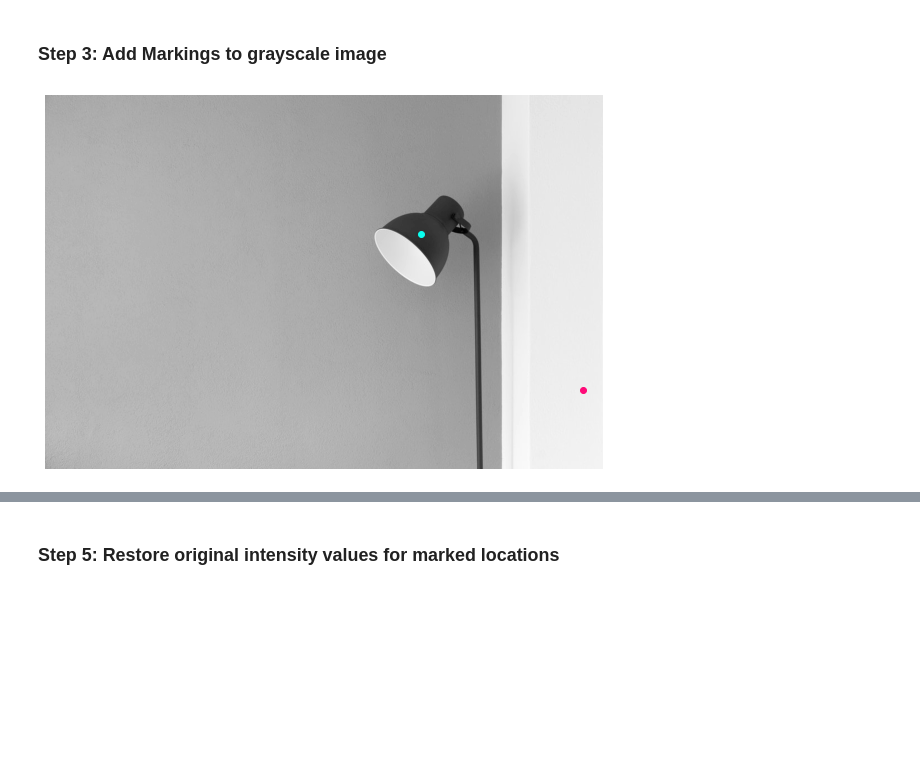
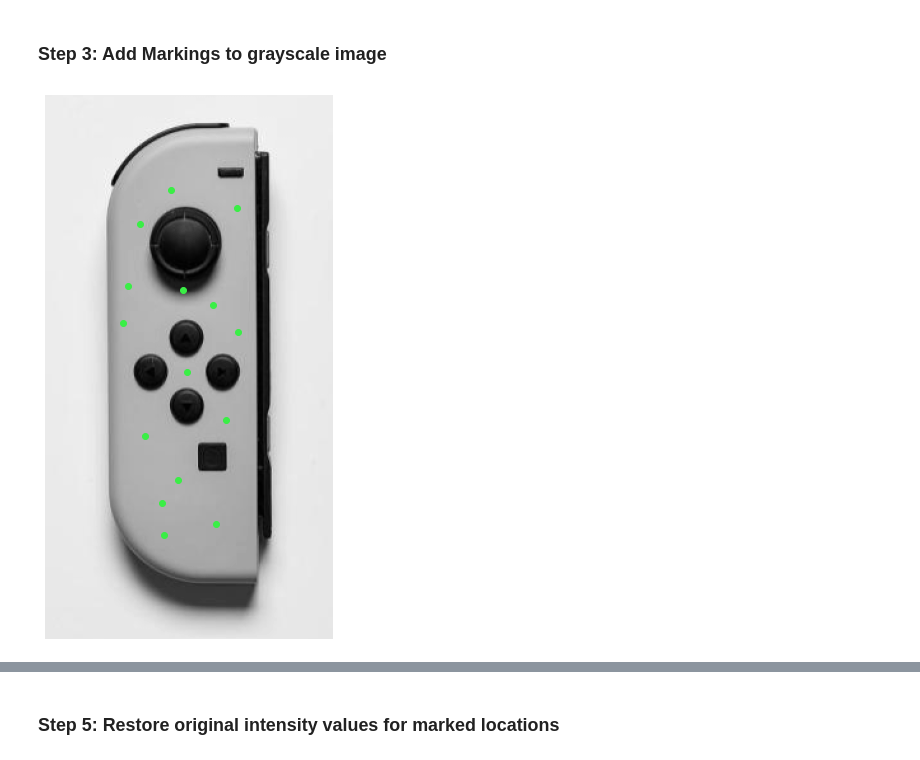
Before and after one commit to Dhernandeznater/cs445FinalProject, a Jupyter notebook: ImageColorization.ipynb, the cells around one changed output, grey strips where cells are left out. Drawn from its saved outputs; the diff is of its cells as text; code cells hidden in the pictures; blank space fills up the shorter version.

```diff
--- a/ImageColorization.ipynb
+++ b/ImageColorization.ipynb
@@ -15,7 +20,7 @@ import matplotlib.pyplot as plt
 # %% [markdown]
 ## Load Image
 # %%
-orig_img = cv2.cvtColor(cv2.imread("images/lamp.jpg"), cv2.COLOR_BGR2RGB)
+orig_img = cv2.cvtColor(cv2.imread("images/joycon.jpg"), cv2.COLOR_BGR2RGB)
 plt.figure(figsize=(10, 10))
 plt.title("Original Image", {'fontsize':22})
 plt.imshow(orig_img)
@@ -63,7 +68,7 @@ def mark_image(img):
     print("\n============================================   NOTICE   ============================================\n")
     print("You do not need to rerun this cell or the last to add another color!")
     print("Simply select a new color from the color picker, press ENTER, and click on the figure to plot new colored points.")
-    fig = plt.figure()
+    fig = plt.figure(figsize = (8, 8))
     fig.set_label('Mark the spots to color')
     plt.axis('off')
     plt.imshow(img, cmap='gray')
@@ -98,19 +103,21 @@ Simply select a new color from the color picker, press ENTER, and click on the f
 # %%
 %matplotlib inline
 
 colored_pixels = []
+added_colors = []
 
 plt.figure(figsize=(10, 10))
 plt.axis('off')
 plt.imshow(grayscale_img, cmap='gray')
 for pt in plot_points:
     x, y, color = pt
     plt.plot(x, y, c=color, marker='o')
     colored_pixels.append((int(y), int(x)))
+    added_colors.append(color)
 plt.savefig("output/marked_img.jpg", bbox_inches='tight', pad_inches=0, dpi=500)
 marked_img = cv2.cvtColor(cv2.imread("output/marked_img.jpg"), cv2.COLOR_BGR2RGB)
 # %% [output]
-[figure, old version]
+[figure, new version]
 # %%
 marked_img = cv2.resize(marked_img, (orig_img.shape[1], orig_img.shape[0]))
 
```
Also changed, not shown: parts of 14 cells of this notebook, 2 other files.
